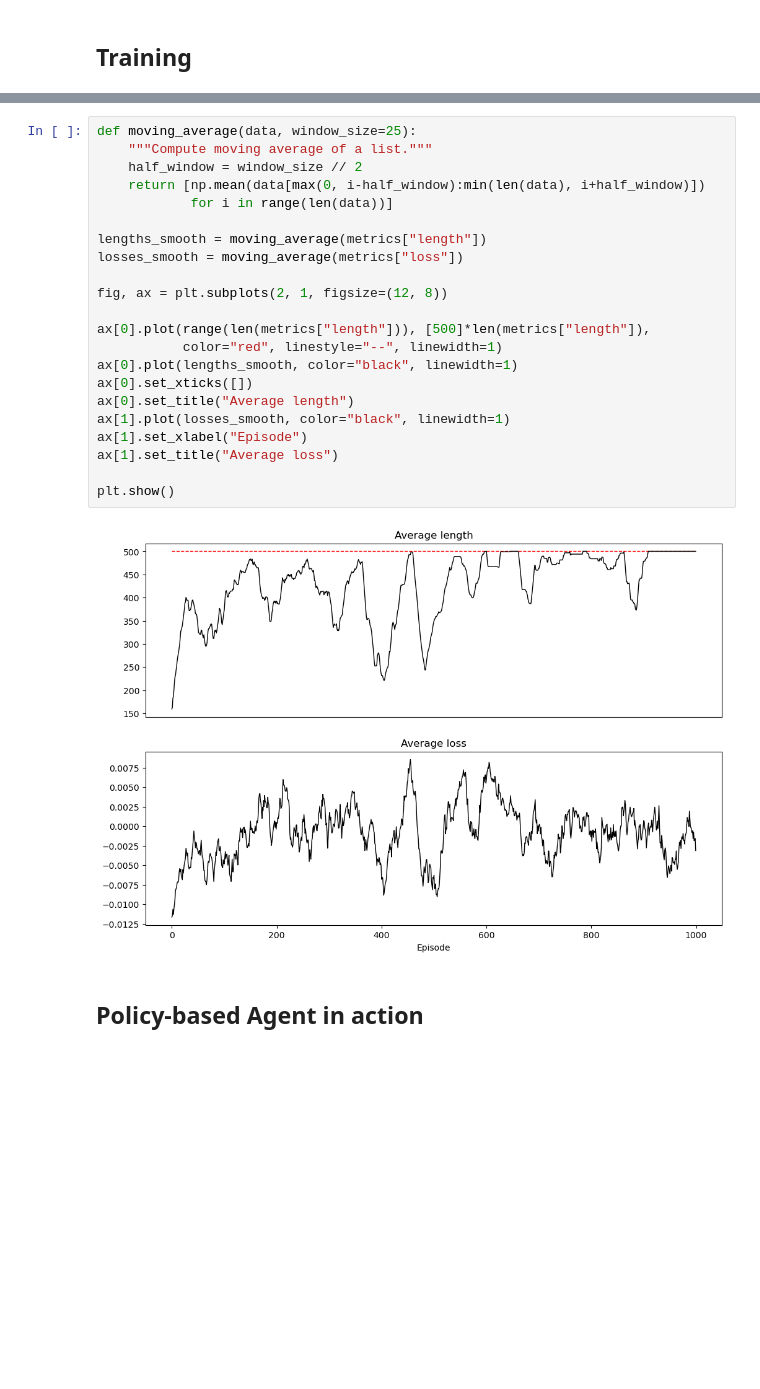
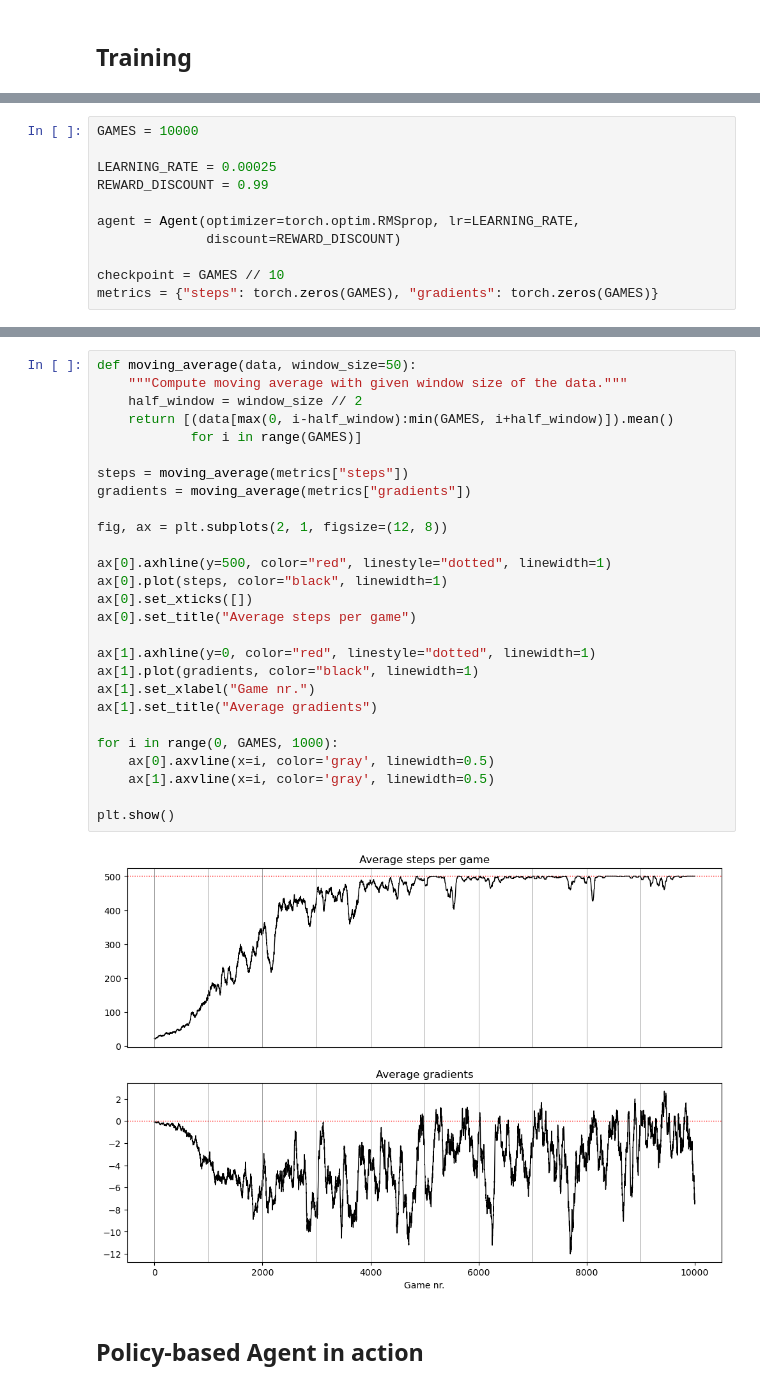
Before and after one commit to hallvardnmbu/reinforcement-learning, a Jupyter notebook: reinforcement-learning/cart-pole/policy-based.ipynb, the cells around one changed output, grey strips where cells are left out. Saved outputs shown, nothing was run; the diff lists cells and outputs as text; blank space fills up the shorter version.

Commit message:
Policy-based modifications, optimization and comments.

```diff
--- a/reinforcement-learning/cart-pole/policy-based.ipynb
+++ b/reinforcement-learning/cart-pole/policy-based.ipynb
@@ -201,0 +177,11 @@ Episode 999
+# %%
+GAMES = 10000
+
+LEARNING_RATE = 0.00025
+REWARD_DISCOUNT = 0.99
+
+agent = Agent(optimizer=torch.optim.RMSprop, lr=LEARNING_RATE,
+              discount=REWARD_DISCOUNT)
+
+checkpoint = GAMES // 10
+metrics = {"steps": torch.zeros(GAMES), "gradients": torch.zeros(GAMES)}
@@ -204,27 +244,32 @@ Episode 999
 # %%
-def moving_average(data, window_size=25):
-    """Compute moving average of a list."""
+def moving_average(data, window_size=50):
+    """Compute moving average with given window size of the data."""
     half_window = window_size // 2
-    return [np.mean(data[max(0, i-half_window):min(len(data), i+half_window)])
-            for i in range(len(data))]
+    return [(data[max(0, i-half_window):min(GAMES, i+half_window)]).mean()
+            for i in range(GAMES)]
 
-lengths_smooth = moving_average(metrics["length"])
-losses_smooth = moving_average(metrics["loss"])
+steps = moving_average(metrics["steps"])
+gradients = moving_average(metrics["gradients"])
 
 fig, ax = plt.subplots(2, 1, figsize=(12, 8))
 
-ax[0].plot(range(len(metrics["length"])), [500]*len(metrics["length"]),
-           color="red", linestyle="--", linewidth=1)
-ax[0].plot(lengths_smooth, color="black", linewidth=1)
+ax[0].axhline(y=500, color="red", linestyle="dotted", linewidth=1)
+ax[0].plot(steps, color="black", linewidth=1)
 ax[0].set_xticks([])
-ax[0].set_title("Average length")
-ax[1].plot(losses_smooth, color="black", linewidth=1)
-ax[1].set_xlabel("Episode")
-ax[1].set_title("Average loss")
+ax[0].set_title("Average steps per game")
+
+ax[1].axhline(y=0, color="red", linestyle="dotted", linewidth=1)
+ax[1].plot(gradients, color="black", linewidth=1)
+ax[1].set_xlabel("Game nr.")
+ax[1].set_title("Average gradients")
+
+for i in range(0, GAMES, 1000):
+    ax[0].axvline(x=i, color='gray', linewidth=0.5)
+    ax[1].axvline(x=i, color='gray', linewidth=0.5)
 
 plt.show()
 # %% [output]
-[figure, old version]
+[figure, new version]
 # %% [markdown]
 ## Policy-based Agent in action
 # %%
```
Also changed, not shown: parts of 9 cells of this notebook, 1 other file.
